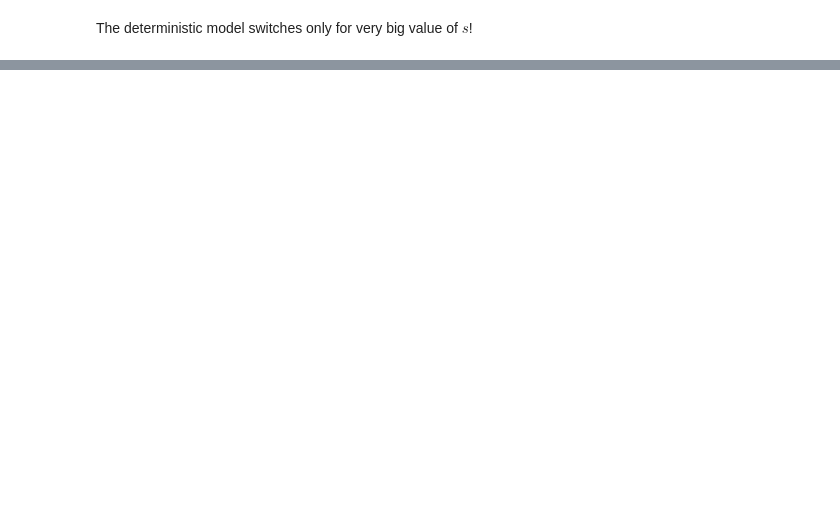
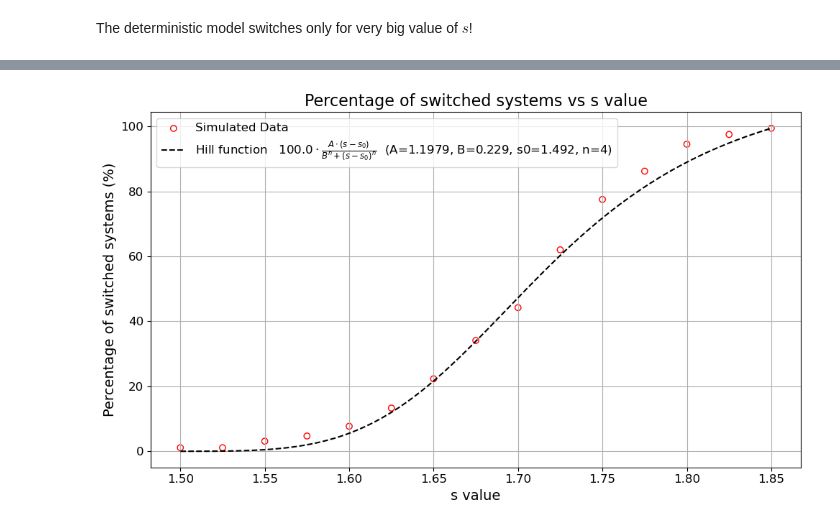
Before and after one commit to albertosal17/Stocastic-simulation-of-the-genetic-toggle-switch, a Jupyter notebook: SOS_pathways_trials.ipynb, the cells around one changed output, grey strips where cells are left out. Drawn from its saved outputs; the diff is of its cells as text; code cells hidden in the pictures; blank space fills up the shorter version.

```diff
--- a/SOS_pathways_trials.ipynb
+++ b/SOS_pathways_trials.ipynb
@@ -391,0 +609,79 @@ il tau-leap “puro” a salti Poisson può capitare che le reazioni di degradaz
+# %%
+#### RETRIEVING DATA ####
+
+# Load the data from the CSV file
+data = pd.read_csv('fig2d_results.csv')
+s_values = data['s'].values
+percentages_switched_systems = data['percentage_switched'].values
+
+# Convert data to a numpy array for curve fitting
+s = np.asarray(s_values, dtype=float)
+p_obs = np.asarray(percentages_switched_systems, dtype=float)
+
+
+#### FITTING DATA ####
+
+# Fix n=4 (as paper)
+n = 4
+
+def hill_function_base(s, A, B, s0):
+
+    x = s - s0   # ensure x>=0
+
+    return 100.0 * A * (x**n) / (B**n + x**n + 1e-8)
+
+# initial guesses
+A_guess = 1.0
+B_guess  = 0.25
+s0_guess = 1.5
+p0  = [A_guess, B_guess, s0_guess]
+
+
+# bounds: B>0; s<1.5, A>0
+bounds = ([1e-9, 1e-9, 1e-9], [10, 1e3, s.min()]) #([lower bounds], [upper bounds])
+
+pars, cov = curve_fit(hill_function_base, s, p_obs, p0=p0, bounds=bounds)
+A_fit, B_fit, s0_fit = pars
+print(f"Fit base: A={A_fit:.4f}, B={B_fit:.4f}, s0={s0_fit:.4f}, n={n}")
+
+
+#### RESCALING FIT FUNCTION ####
+
+# compute A to match the last point simulated
+# retrieve the last point
+idx_ref = int(np.argmax(p_obs))
+s_ref = float(s[idx_ref])
+p_target = float(p_obs[idx_ref])
+
+# Rescale A to match the target percentage at s_ref
+x_ref = max(s_ref - s0_fit, 0.0)
+hill_base_at_ref = 100.0 * (x_ref**n) / (B_fit**n + x_ref**n + 1e-12)
+A_rescale = p_target / (hill_base_at_ref + 1e-12)
+
+print(f"Scaled A to hit p(s_ref={s_ref:.3f})={p_target:.2f}% -> A={A_fit:.4f}")
+
+
+#### PLOTTING FITTED DATA ####
+def hill_function_final(s, A, B, s0):
+    x = np.clip(s - s0, 0.0, None)
+    return 100.0 * A * (x**n) / (B**n + x**n + 1e-12)
+
+
+plt.figure(figsize=(10, 6))
+
+plt.scatter(s, p_obs, marker='o', color='red', facecolors='none', label='Simulated Data')
+
+s_grid = np.linspace(s.min(), s.max(), 400)
+plt.plot(s_grid, hill_function_final(s_grid, A_rescale, B_fit, s0_fit),
+         label=r'Hill function   $100.0\cdot\frac{ A \cdot (s-s_0)}{B^n + (s-s_0)^n}$' + f'  (A={A_fit:.4f}, B={B_fit:.3f}, s0={s0_fit:.3f}, n={n})',
+         linestyle='--', color='black')
+
+plt.xlabel('s value')
+plt.ylabel('Percentage of switched systems (%)')
+plt.title('Percentage of switched systems vs s value')
+plt.legend()
+plt.grid()
+plt.tight_layout()
+plt.savefig('results/fig2d_results.svg', format='svg')
+plt.show()
+# %% [output]
@@ -391,0 +690 @@ il tau-leap “puro” a salti Poisson può capitare che le reazioni di degradaz
+[figure, added]
```
Also changed, not shown: parts of 26 cells of this notebook, 16 other files.
